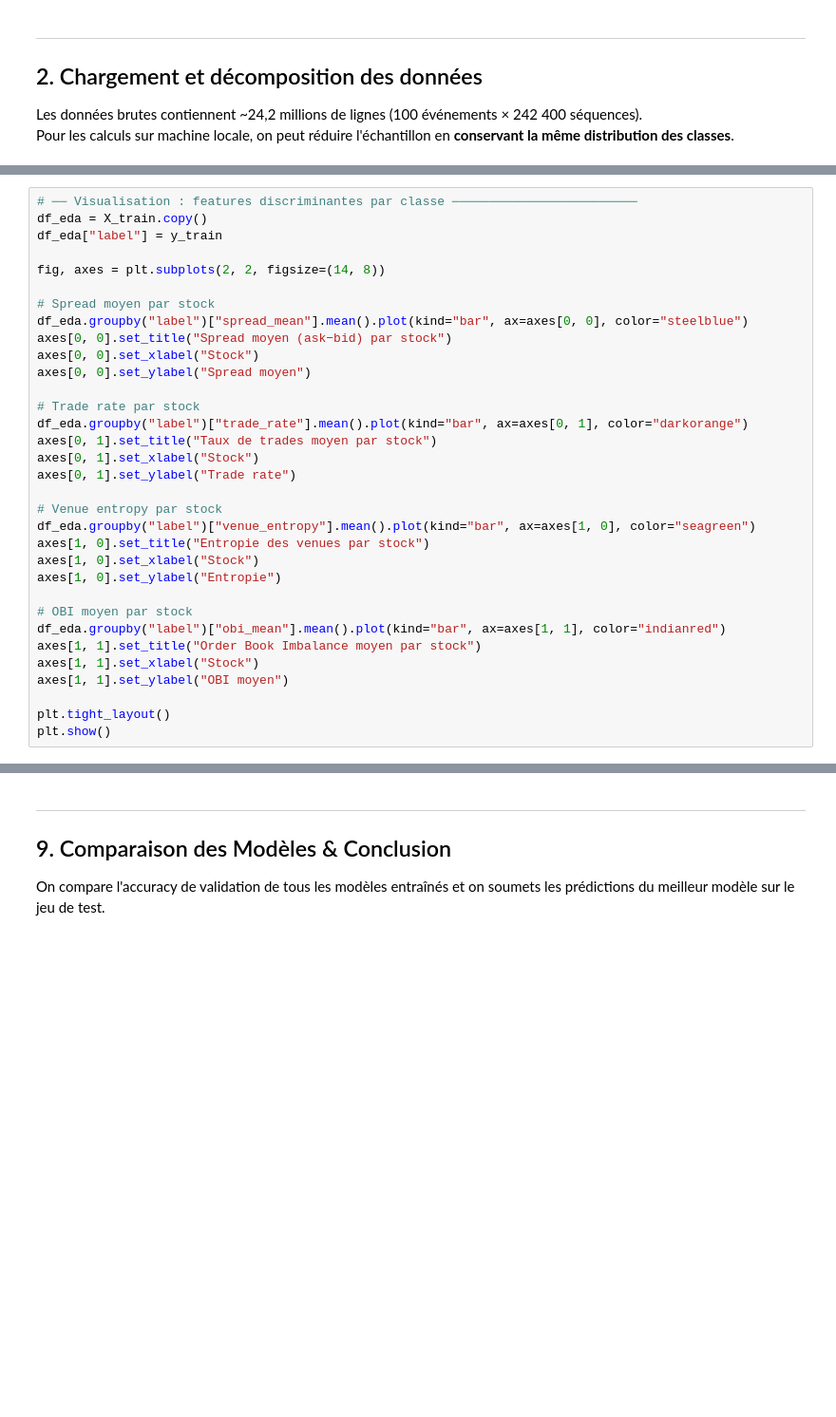
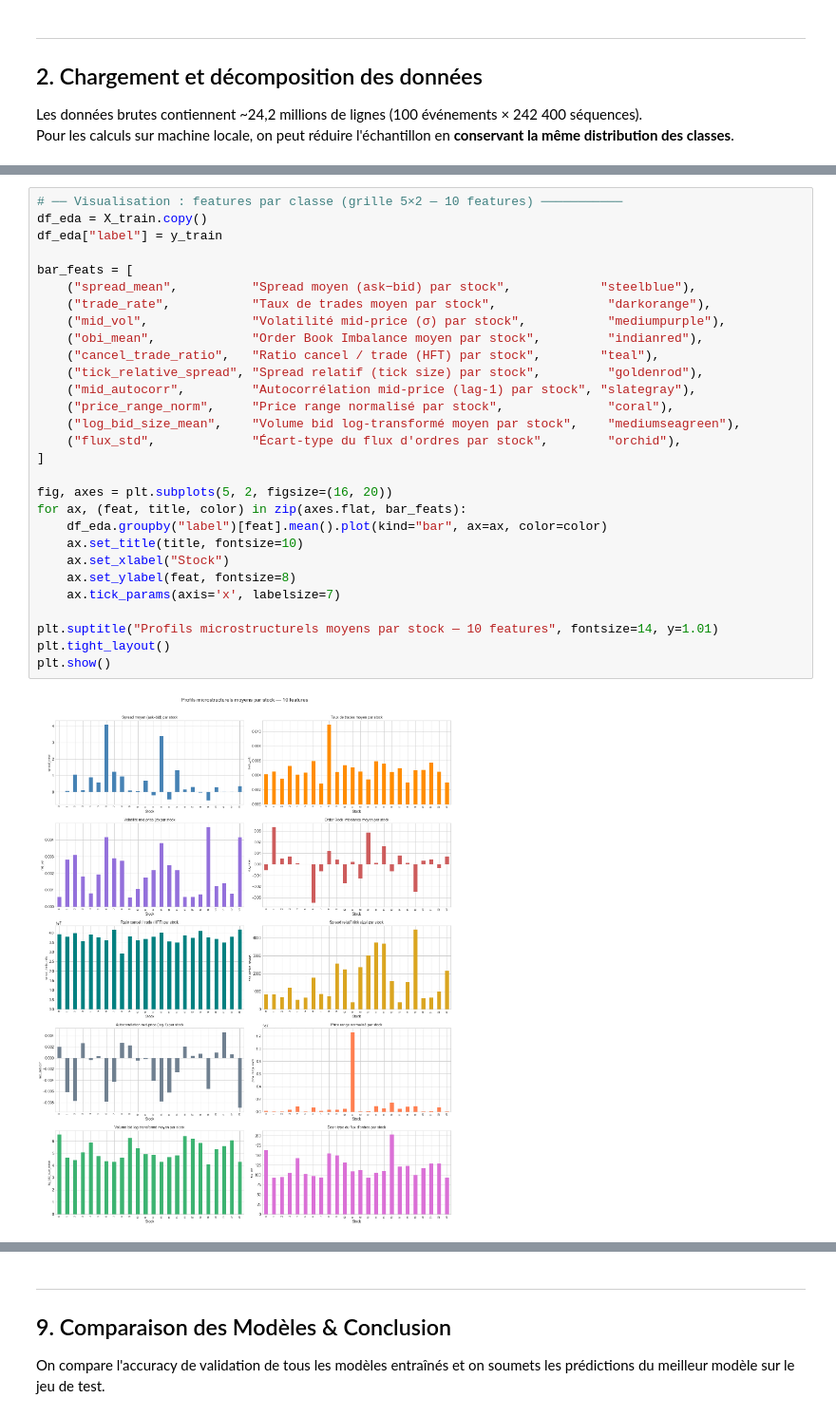
Before and after one commit to HUGO-ROCHA-MONDRAGON/High_Freq_Data, a Jupyter notebook: src/Mannai(RochaMondragon)_HighFreqData.ipynb, the cells around one changed output, grey strips where cells are left out. Shown at 95% size. Drawn from its saved outputs; the diff is of its cells as text; blank space fills up the shorter version.

```diff
--- a/src/Mannai(RochaMondragon)_HighFreqData.ipynb
+++ b/src/Mannai(RochaMondragon)_HighFreqData.ipynb
@@ -367,33 +431,31 @@ X_train.describe().round(3)
 # %%
-# ── Visualisation : features discriminantes par classe ─────────────────────────
+# ── Visualisation : features par classe (grille 5×2 — 10 features) ───────────
 df_eda = X_train.copy()
 df_eda["label"] = y_train
 
-fig, axes = plt.subplots(2, 2, figsize=(14, 8))
+bar_feats = [
+    ("spread_mean",          "Spread moyen (ask−bid) par stock",            "steelblue"),
+    ("trade_rate",           "Taux de trades moyen par stock",               "darkorange"),
+    ("mid_vol",              "Volatilité mid-price (σ) par stock",           "mediumpurple"),
+    ("obi_mean",             "Order Book Imbalance moyen par stock",         "indianred"),
+    ("cancel_trade_ratio",   "Ratio cancel / trade (HFT) par stock",        "teal"),
+    ("tick_relative_spread", "Spread relatif (tick size) par stock",         "goldenrod"),
+    ("mid_autocorr",         "Autocorrélation mid-price (lag-1) par stock", "slategray"),
+    ("price_range_norm",     "Price range normalisé par stock",              "coral"),
+    ("log_bid_size_mean",    "Volume bid log-transformé moyen par stock",    "mediumseagreen"),
+    ("flux_std",             "Écart-type du flux d'ordres par stock",        "orchid"),
+]
 
-# Spread moyen par stock
-df_eda.groupby("label")["spread_mean"].mean().plot(kind="bar", ax=axes[0, 0], color="steelblue")
-axes[0, 0].set_title("Spread moyen (ask−bid) par stock")
-axes[0, 0].set_xlabel("Stock")
-axes[0, 0].set_ylabel("Spread moyen")
+fig, axes = plt.subplots(5, 2, figsize=(16, 20))
+for ax, (feat, title, color) in zip(axes.flat, bar_feats):
+    df_eda.groupby("label")[feat].mean().plot(kind="bar", ax=ax, color=color)
+    ax.set_title(title, fontsize=10)
+    ax.set_xlabel("Stock")
+    ax.set_ylabel(feat, fontsize=8)
+    ax.tick_params(axis='x', labelsize=7)
 
-# Trade rate par stock
-df_eda.groupby("label")["trade_rate"].mean().plot(kind="bar", ax=axes[0, 1], color="darkorange")
-axes[0, 1].set_title("Taux de trades moyen par stock")
-axes[0, 1].set_xlabel("Stock")
-axes[0, 1].set_ylabel("Trade rate")
-
-# Venue entropy par stock
-df_eda.groupby("label")["venue_entropy"].mean().plot(kind="bar", ax=axes[1, 0], color="seagreen")
-axes[1, 0].set_title("Entropie des venues par stock")
-axes[1, 0].set_xlabel("Stock")
-axes[1, 0].set_ylabel("Entropie")
-
-# OBI moyen par stock
-df_eda.groupby("label")["obi_mean"].mean().plot(kind="bar", ax=axes[1, 1], color="indianred")
-axes[1, 1].set_title("Order Book Imbalance moyen par stock")
-axes[1, 1].set_xlabel("Stock")
-axes[1, 1].set_ylabel("OBI moyen")
-
+plt.suptitle("Profils microstructurels moyens par stock — 10 features", fontsize=14, y=1.01)
 plt.tight_layout()
 plt.show()
+# %% [output]
+[figure, added]
```
Also changed, not shown: parts of 41 cells of this notebook, 1 other file.
